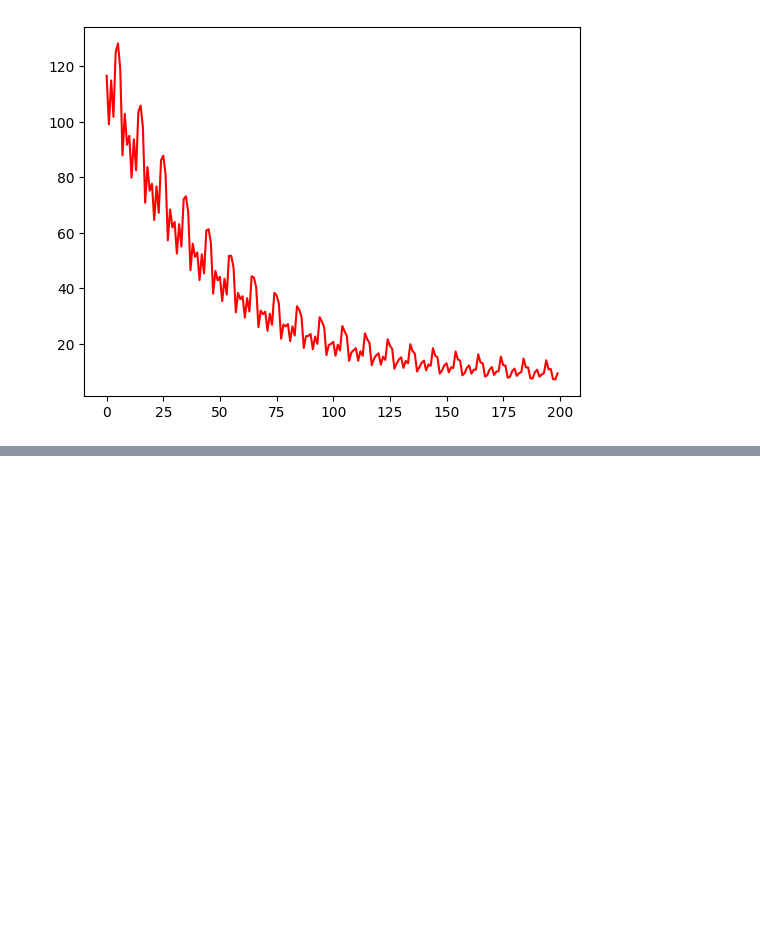
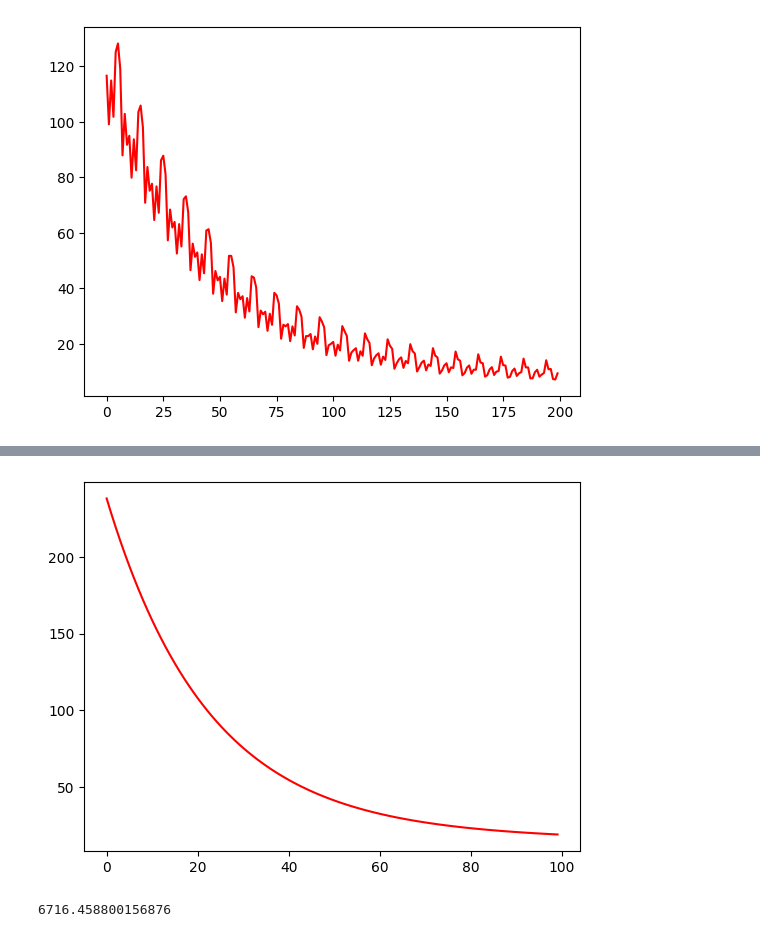
Before and after one commit to tutran27/machine-learning-exercises, a Jupyter notebook: Linear_Regression/linear-regression-aivn.ipynb, the cells around one changed output, grey strips where cells are left out. Cells and saved outputs as stored; diff of their text form; code cells hidden in the pictures; blank space fills up the shorter version.

```diff
--- a/Linear_Regression/linear-regression-aivn.ipynb
+++ b/Linear_Regression/linear-regression-aivn.ipynb
@@ -280,0 +249,38 @@ Epoch 49 -- Loss : 5.790209
+# %%
+def batch_gradient_descent(X_b, y, n_epochs=100, learning_rate=0.01):
+
+    # thetas = np.random.randn(4, 1) # uncomment this line for real application
+    thetas = np.asarray([[1.16270837], [-0.81960489], [1.39501033],
+    [0.29763545]])
+
+    print(f"Shape of thetas: {thetas.shape}")
+    thetas_path = [thetas]
+    losses = []
+    print(f"Shape of X_b: {X_b.shape}")
+    print(f"Shape of y: {y.shape}")
+
+    for epoch in range(n_epochs):
+
+        y_pred = X_b.dot(thetas)
+        # print(f"Shape of y_pred: {y_pred.shape}")
+
+        # Compute loss
+        loss = (y_pred - y) ** 2
+
+        # Compute losss's derivative
+        gradients = 2/N * X_b.T.dot(y_pred - y)
+        # print(f"Shape of gradients: {gradients.shape}")
+
+        # Update parameters
+        thetas = thetas - learning_rate*gradients
+        # print(f"Shape of thetas: {thetas.shape}")
+        thetas_path.append(thetas)
+
+        mean_loss = np.mean(loss)
+        losses.append(mean_loss.item())
+        if epoch % 10 == 0:
+            print(f"Epoch: {epoch} --- Loss: {mean_loss}")
+
+    return thetas_path, losses
+# %%
+bgd_thetas, losses = batch_gradient_descent( X_b, y, n_epochs=100, learning_rate=0.01)
@@ -280,0 +301,12 @@ Epoch 49 -- Loss : 5.790209
+# %%
+import matplotlib.pyplot as plt
+
+x_axis = list(range(100))
+plt.plot(x_axis, losses[:100], color="r")
+plt.show()
+# %% [output]
+[figure, added]
+# %%
+print(np.sum(losses))
+# %% [output]
+6716.458800156876
```
Also changed, not shown: parts of 12 cells of this notebook.
